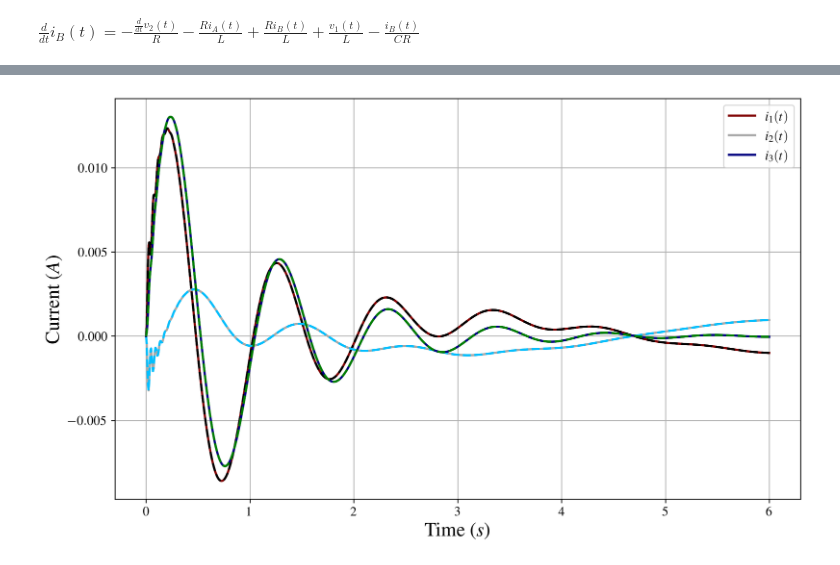
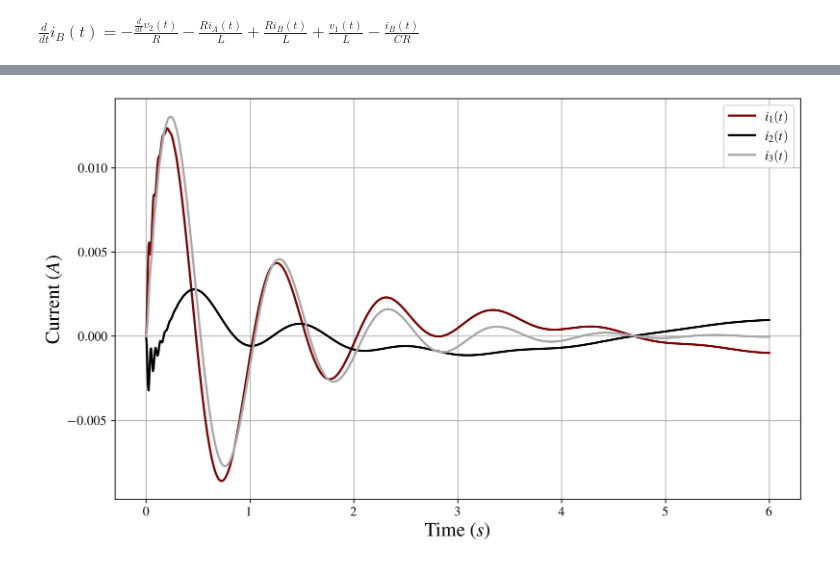
Before and after one commit to gabemorris12/System-Dynamics, a Jupyter notebook: Homework 4/System Dynamics Homework 4.ipynb, the cells around one changed output, grey strips where cells are left out. Saved outputs shown, nothing was run; the diff lists cells and outputs as text; code cells hidden in the pictures.

```diff
--- a/Homework 4/System Dynamics Homework 4.ipynb
+++ b/Homework 4/System Dynamics Homework 4.ipynb
@@ -138,29 +113,24 @@ $\displaystyle i_{B}{\left(t \right)} = - 8.33414357648159 \cdot 10^{-11} \sin{\
 # %%
 v1 = lambda t_: 5*np.exp(-t_)*np.sin(6*t_)
 v2_diff = lambda t_: 10*np.cos(t_)
-iA_lamb = sp.lambdify(t, d_sol[0].rhs, modules='numpy')
-iB_lamb = sp.lambdify(t, d_sol[1].rhs, modules='numpy')
 
 def state_vars(i, t_):
     return [
         (v1(t_) + R_*i[1] - R_*i[0])/L_,
         -v2_diff(t_)/R_ - R_/L_*i[0] + R_/L_*i[1] + v1(t_)/L_ - i[1]/(C_*R_)
     ]
 
 
 t_array = np.linspace(0, 6, 1000)
 sol = odeint(state_vars, (0, 0), t_array)
 iA, iB = sol[:, 0], sol[:, 1]
 
 plt.plot(t_array, iA, label='$i_1(t)$')
-plt.plot(t_array, iA_lamb(t_array), ls='--')
 plt.plot(t_array, -iB, label='$i_2(t)$')
-plt.plot(t_array, -iB_lamb(t_array), ls='--')
 plt.plot(t_array, iA - iB, label='$i_3(t)$')
-plt.plot(t_array, iA_lamb(t_array) - iB_lamb(t_array), ls='--')
 plt.legend()
 plt.xlabel('Time ($s$)')
 plt.ylabel('Current ($A$)')
 plt.show()
 # %% [output]
-[figure, old version]
+[figure, new version]
```
Also changed, not shown: parts of 3 cells of this notebook, 4 other files.
